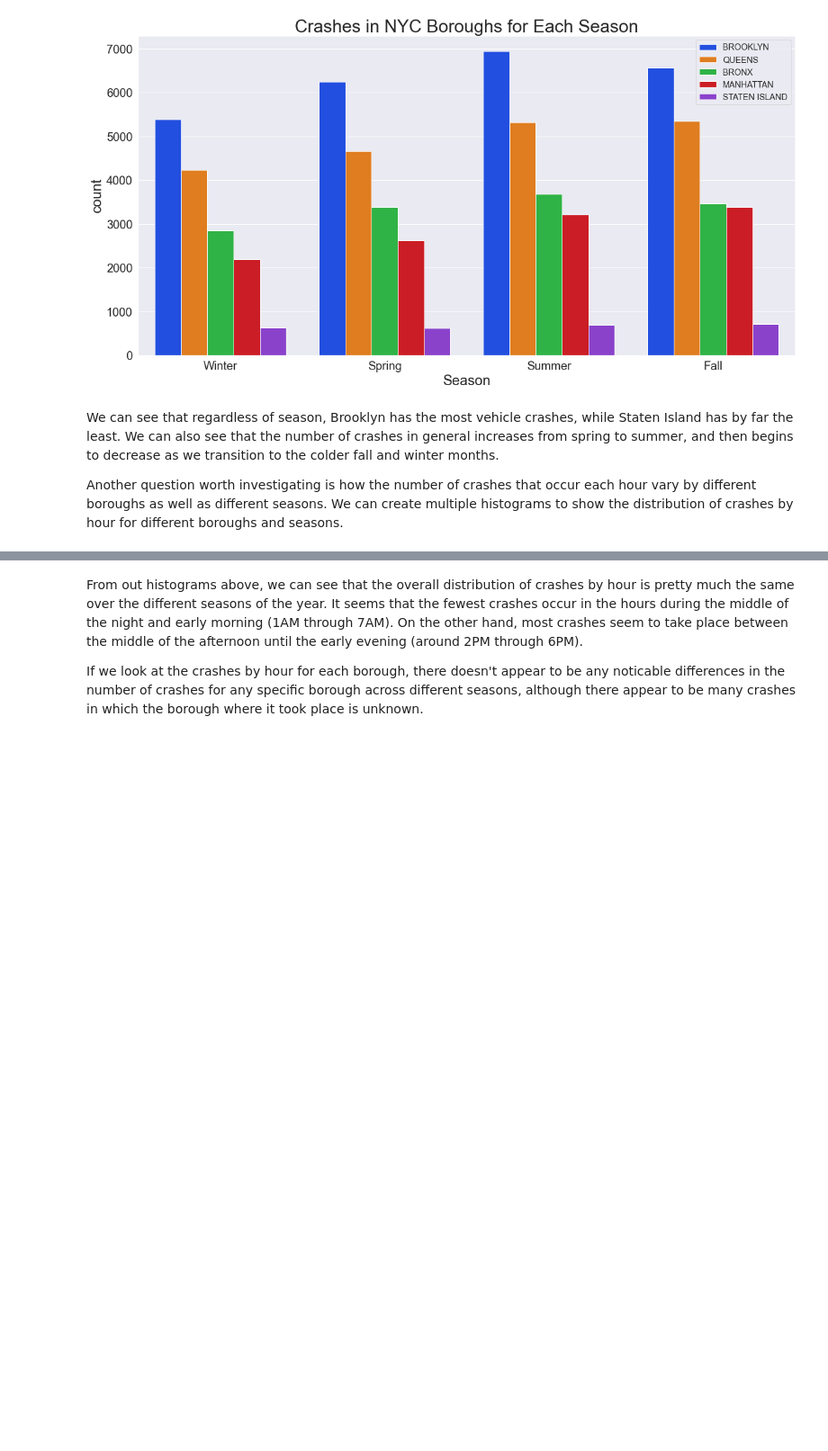
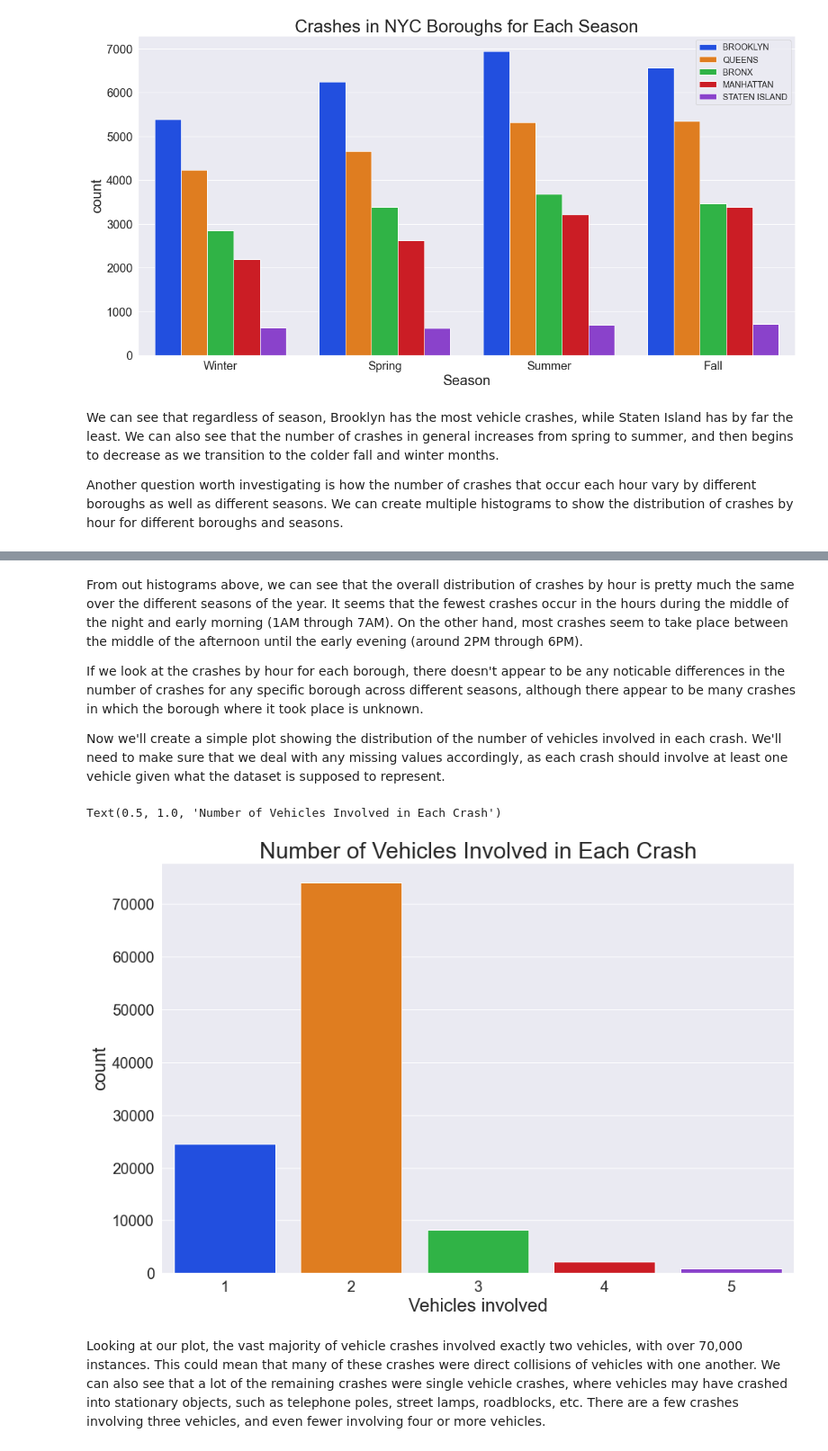
Before and after one commit to statds/nyc-open-data-presentation-nyc-crash-visualization-analysis, a Jupyter notebook: NYC_2021_Crash_Visualizations.ipynb, the cells around one changed output, grey strips where cells are left out. Shown at 90% size. Drawn from its saved outputs; the diff is of its cells as text; code cells hidden in the pictures; blank space fills up the shorter version.

Commit message:
Add plot of number of vehicles involved in each crash

```diff
--- a/NYC_2021_Crash_Visualizations.ipynb
+++ b/NYC_2021_Crash_Visualizations.ipynb
@@ -87,3 +87,30 @@ early evening (around 2PM through 6PM).
 If we look at the crashes by hour for each borough, there doesn't appear to be any noticable differences in the number of
 crashes for any specific borough across different seasons, although there appear to be many crashes in which the borough
 where it took place is unknown.
+
+Now we'll create a simple plot showing the distribution of the number of vehicles involved in each crash. We'll need to make
+sure that we deal with any missing values accordingly, as each crash should involve at least one vehicle given what the
+dataset is supposed to represent.
+# %%
+contributing_factors = ['CONTRIBUTING FACTOR VEHICLE 1', 'CONTRIBUTING FACTOR VEHICLE 2',
+                        'CONTRIBUTING FACTOR VEHICLE 3', 'CONTRIBUTING FACTOR VEHICLE 4',
+                        'CONTRIBUTING FACTOR VEHICLE 5']
+
+## Calculate number of vehicles involved in each crash
+nyc_crash_2021['Vehicles involved'] = len(nyc_crash_2021[contributing_factors].columns) - nyc_crash_2021[
+                                          contributing_factors].isnull().sum(axis = 1)
+
+## Drop missing values from 'CONTRIBUTING FACTOR VEHICLE 1'
+nyc_crash_2021.dropna(subset = ['CONTRIBUTING FACTOR VEHICLE 1'], inplace = True)
+# %%
+plt.figure(figsize = (15, 10))
+sns.countplot(x = 'Vehicles involved', data = nyc_crash_2021)
+plt.title('Number of Vehicles Involved in Each Crash', fontsize = 30)
+# %% [output]
+Text(0.5, 1.0, 'Number of Vehicles Involved in Each Crash')
+[figure, added]
+# %% [markdown]
+Looking at our plot, the vast majority of vehicle crashes involved exactly two vehicles, with over 70,000 instances. This
+could mean that many of these crashes were direct collisions of vehicles with one another. We can also see that a lot of the
+remaining crashes were single vehicle crashes, where vehicles may have crashed into stationary objects, such as telephone poles,
+street lamps, roadblocks, etc. There are a few crashes involving three vehicles, and even fewer involving four or more vehicles.
```
Also changed, not shown: parts of 1 cell of this notebook.
